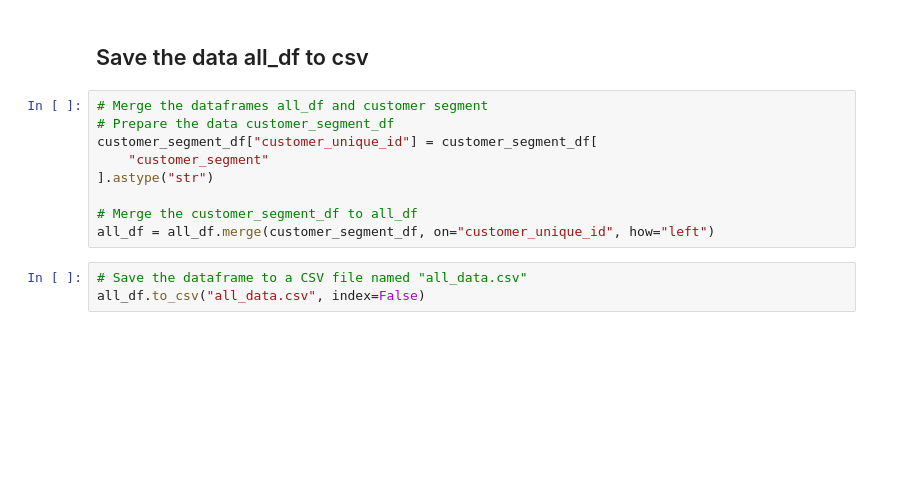
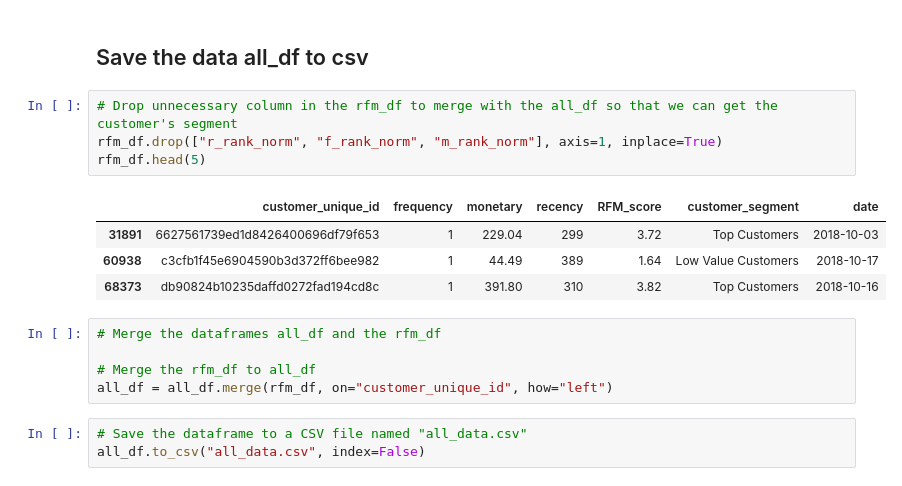
Before and after one commit to stefansphtr/Data-Analytics-Brazilian-Ecommerce, a Jupyter notebook: notebook.ipynb, the cells around one changed output. Drawn from its saved outputs; the diff is of its cells as text; blank space fills up the shorter version.

```diff
--- a/notebook.ipynb
+++ b/notebook.ipynb
@@ -3152,15 +3152,20 @@ Based on the customer segmentation using RFM analysis, Top customers are in the
 Based on the visualization from the total amount of money customers spent during the last three months of 2018, the total amount of money customers spent during the last three months of 2018 is 1,081,592.00 Brazilian Real and the most spender comes from Top customers segment.
 # %% [markdown]
 ## Save the data all_df to csv
+# %%
+# Drop unnecessary column in the rfm_df to merge with the all_df so that we can get the customer's segment
+rfm_df.drop(["r_rank_norm", "f_rank_norm", "m_rank_norm"], axis=1, inplace=True)
+rfm_df.head(5)
+# %% [output]
+|  | customer_unique_id | frequency | monetary | recency | RFM_score | customer_segment | date |
+| 31891 | 6627561739ed1d8426400696df79f653 | 1 | 229.04 | 299 | 3.72 | Top Customers | 2018-10-03 |
+| 60938 | c3cfb1f45e6904590b3d372ff6bee982 | 1 | 44.49 | 389 | 1.64 | Low Value Customers | 2018-10-17 |
+| 68373 | db90824b10235daffd0272fad194cd8c | 1 | 391.80 | 310 | 3.82 | Top Customers | 2018-10-16 |
 # %%
-# Merge the dataframes all_df and customer segment
-# Prepare the data customer_segment_df
-customer_segment_df["customer_unique_id"] = customer_segment_df[
-    "customer_segment"
-].astype("str")
+# Merge the dataframes all_df and the rfm_df
 
-# Merge the customer_segment_df to all_df
-all_df = all_df.merge(customer_segment_df, on="customer_unique_id", how="left")
+# Merge the rfm_df to all_df
+all_df = all_df.merge(rfm_df, on="customer_unique_id", how="left")
 # %%
 # Save the dataframe to a CSV file named "all_data.csv"
 all_df.to_csv("all_data.csv", index=False)
```
Also changed, not shown: parts of 38 cells of this notebook.
